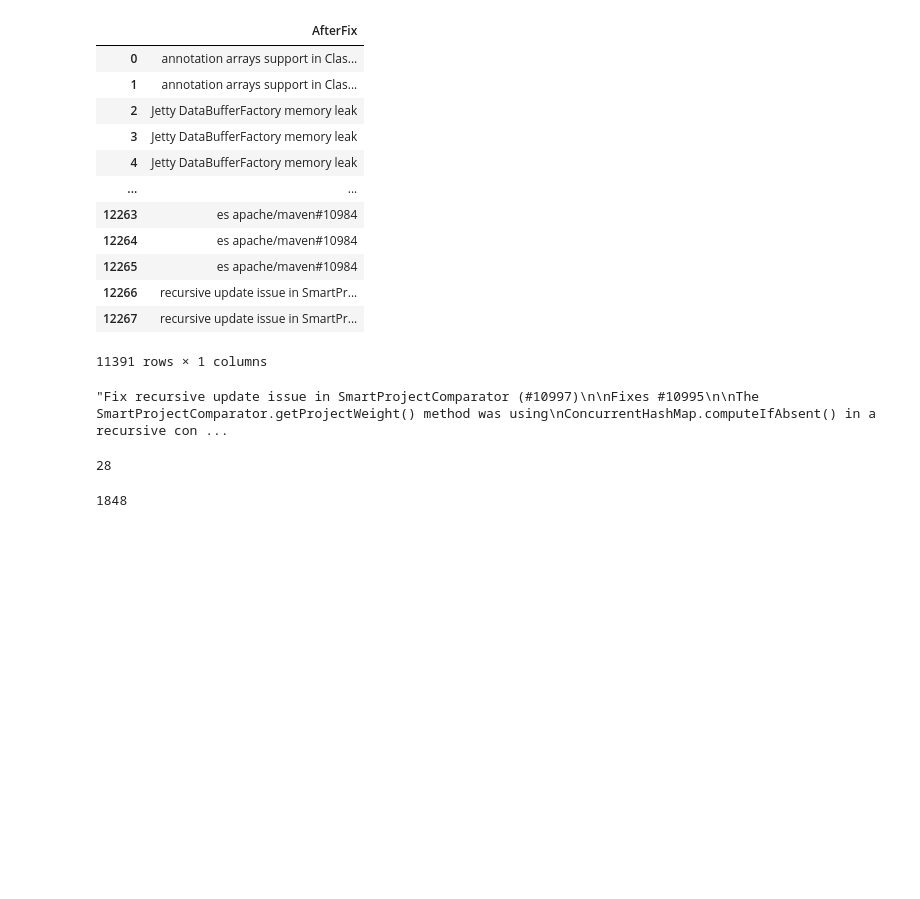
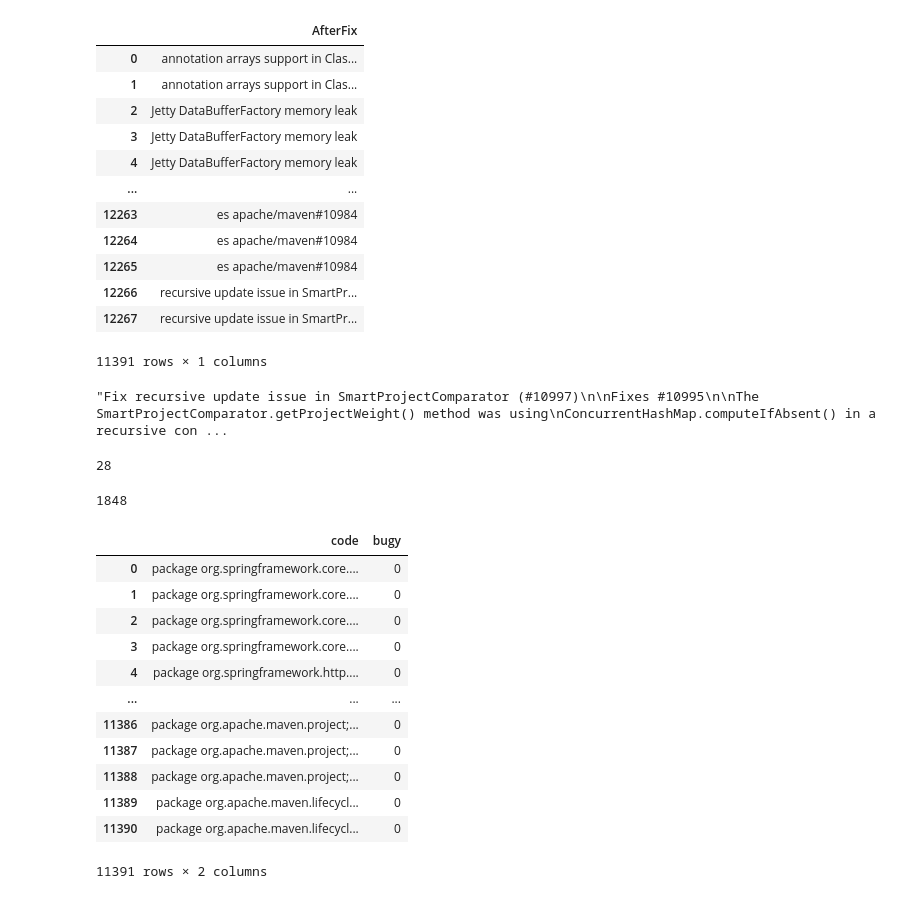
Before and after one commit to yacinemebarki/java_bugs, a Jupyter notebook: model.ipynb, the cells around one changed output. Drawn from its saved outputs; the diff is of its cells as text; code cells hidden in the pictures; blank space fills up the shorter version.

```diff
--- a/model.ipynb
+++ b/model.ipynb
@@ -443,3 +443,22 @@ print(count)
 print(df_bug["AfterFix"].nunique())
 # %% [output]
 1848
+# %%
+new=pd.DataFrame(columns=["code","bugy"])
+new["code"]=df_target["New_Code"]
+new["bugy"]=0
+new
+# %% [output]
+|  | code | bugy |
+| 0 | package org.springframework.core.... | 0 |
+| 1 | package org.springframework.core.... | 0 |
+| 2 | package org.springframework.core.... | 0 |
+| 3 | package org.springframework.core.... | 0 |
+| 4 | package org.springframework.http.... | 0 |
+| ... | ... | ... |
+| 11386 | package org.apache.maven.project;... | 0 |
+| 11387 | package org.apache.maven.project;... | 0 |
+| 11388 | package org.apache.maven.project;... | 0 |
+| 11389 | package org.apache.maven.lifecycl... | 0 |
+| 11390 | package org.apache.maven.lifecycl... | 0 |
+11391 rows × 2 columns
```
Also changed, not shown: parts of 18 cells of this notebook.
